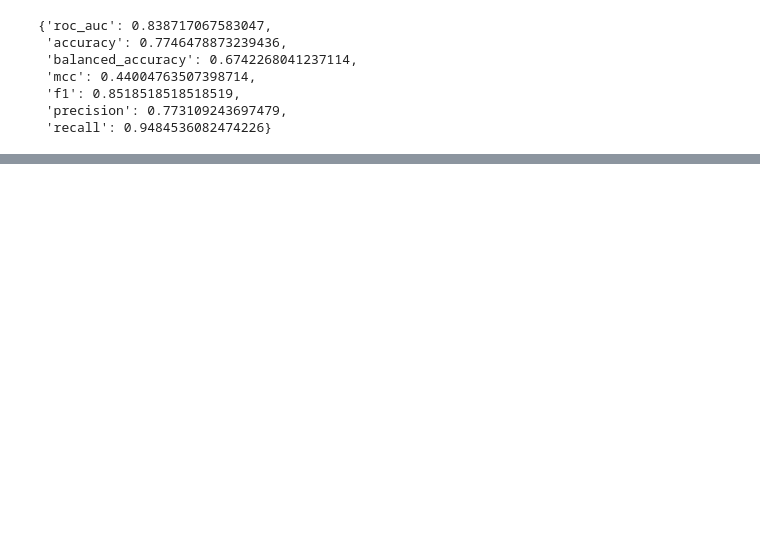
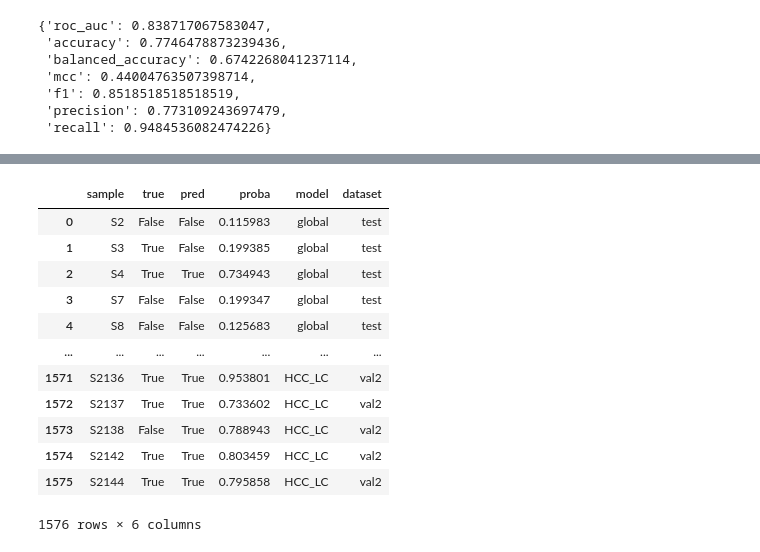
Before and after one commit to fubin1999/HCC-N-glycome, a Jupyter notebook: src/ml/automl.ipynb, the cells around one changed output, grey strips where cells are left out. Drawn from its saved outputs; the diff is of its cells as text; code cells hidden in the pictures; blank space fills up the shorter version.

```diff
--- a/src/ml/automl.ipynb
+++ b/src/ml/automl.ipynb
@@ -78,18 +81,18 @@ test2_pred[test2_pred.true != test2_pred.pred]
 # %%
-# Train three models to predict HCC vs HC, HCC vs CHB, HCC vs LC
-# using only glycans.
-
 HCC_HC_train_df = train_df[np.isin(train_df.group, ['HCC', 'HC'])]
 HCC_HC_test_df = test_df[np.isin(test_df.group, ['HCC', 'HC'])]
-HCC_HC_test2_df = test2_df[np.isin(test2_df.group, ['HCC', 'HC'])]
+HCC_HC_val1_df = val1_df[np.isin(val1_df.group, ['HCC', 'HC'])]
+HCC_HC_val2_df = val2_df[np.isin(val2_df.group, ['HCC', 'HC'])]
 
 HCC_HC_train_data = TabularDataset(HCC_HC_train_df)
 HCC_HC_test_data = TabularDataset(HCC_HC_test_df)
-HCC_HC_test2_data = TabularDataset(HCC_HC_test2_df)
+HCC_HC_val1_data = TabularDataset(HCC_HC_val1_df)
+HCC_HC_val2_data = TabularDataset(HCC_HC_val2_df)
 
 HCC_HC_train_data['group'] = HCC_HC_train_data['group'] == 'HCC'
 HCC_HC_test_data['group'] = HCC_HC_test_data['group'] == 'HCC'
-HCC_HC_test2_data['group'] = HCC_HC_test2_data['group'] == 'HCC'
+HCC_HC_val1_data['group'] = HCC_HC_val1_data['group'] == 'HCC'
+HCC_HC_val2_data['group'] = HCC_HC_val2_data['group'] == 'HCC'
 # %%
 HCC_HC_predictor = TabularPredictor('group', eval_metric='roc_auc').fit(HCC_HC_train_data, time_limit=300, presets='best_quality')
 # %% [output]
@@ -133,18 +164,18 @@ HCC_HC_predictor.evaluate(HCC_HC_test2_data)
 # %%
-# Train three models to predict HCC vs HC, HCC vs CHB, HCC vs LC
-# using only glycans.
-
 HCC_CHB_train_df = train_df[np.isin(train_df.group, ['HCC', 'CHB'])]
 HCC_CHB_test_df = test_df[np.isin(test_df.group, ['HCC', 'CHB'])]
-HCC_CHB_test2_df = test2_df[np.isin(test2_df.group, ['HCC', 'CHB'])]
+HCC_CHB_val1_df = val1_df[np.isin(val1_df.group, ['HCC', 'CHB'])]
+HCC_CHB_val2_df = val2_df[np.isin(val2_df.group, ['HCC', 'CHB'])]
 
 HCC_CHB_train_data = TabularDataset(HCC_CHB_train_df)
 HCC_CHB_test_data = TabularDataset(HCC_CHB_test_df)
-HCC_CHB_test2_data = TabularDataset(HCC_CHB_test2_df)
+HCC_CHB_val1_data = TabularDataset(HCC_CHB_val1_df)
+HCC_CHB_val2_data = TabularDataset(HCC_CHB_val2_df)
 
 HCC_CHB_train_data['group'] = HCC_CHB_train_data['group'] == 'HCC'
 HCC_CHB_test_data['group'] = HCC_CHB_test_data['group'] == 'HCC'
-HCC_CHB_test2_data['group'] = HCC_CHB_test2_data['group'] == 'HCC'
+HCC_CHB_val1_data['group'] = HCC_CHB_val1_data['group'] == 'HCC'
+HCC_CHB_val2_data['group'] = HCC_CHB_val2_data['group'] == 'HCC'
 # %%
 HCC_CHB_predictor = TabularPredictor('group', eval_metric='roc_auc').fit(HCC_CHB_train_data, time_limit=300, presets='best_quality')
 # %% [output]
@@ -188,18 +229,18 @@ HCC_CHB_predictor.evaluate(HCC_CHB_test2_data)
 # %%
-# Train three models to predict HCC vs HC, HCC vs CHB, HCC vs LC
-# using only glycans.
-
 HCC_LC_train_df = train_df[np.isin(train_df.group, ['HCC', 'LC'])]
 HCC_LC_test_df = test_df[np.isin(test_df.group, ['HCC', 'LC'])]
-HCC_LC_test2_df = test2_df[np.isin(test2_df.group, ['HCC', 'LC'])]
+HCC_LC_val1_df = val1_df[np.isin(val1_df.group, ['HCC', 'LC'])]
+HCC_LC_val2_df = val2_df[np.isin(val2_df.group, ['HCC', 'LC'])]
 
 HCC_LC_train_data = TabularDataset(HCC_LC_train_df)
 HCC_LC_test_data = TabularDataset(HCC_LC_test_df)
-HCC_LC_test2_data = TabularDataset(HCC_LC_test2_df)
+HCC_LC_val1_data = TabularDataset(HCC_LC_val1_df)
+HCC_LC_val2_data = TabularDataset(HCC_LC_val2_df)
 
 HCC_LC_train_data['group'] = HCC_LC_train_data['group'] == 'HCC'
 HCC_LC_test_data['group'] = HCC_LC_test_data['group'] == 'HCC'
-HCC_LC_test2_data['group'] = HCC_LC_test2_data['group'] == 'HCC'
+HCC_LC_val1_data['group'] = HCC_LC_val1_data['group'] == 'HCC'
+HCC_LC_val2_data['group'] = HCC_LC_val2_data['group'] == 'HCC'
 # %%
 HCC_LC_predictor = TabularPredictor('group', eval_metric='roc_auc').fit(HCC_LC_train_data, time_limit=300, presets='best_quality')
 # %% [output]
@@ -242,0 +427,23 @@ HCC_LC_predictor.evaluate(HCC_LC_test2_data)
+# %%
+combined_preds = pd.concat([
+    global_preds_test, global_preds_val1, global_preds_val2,
+    HCC_HC_preds_test, HCC_HC_preds_val1, HCC_HC_preds_val2,
+    HCC_CHB_preds_test, HCC_CHB_preds_val1, HCC_CHB_preds_val2,
+    HCC_LC_preds_test, HCC_LC_preds_val1, HCC_LC_preds_val2
+]).reset_index(drop = True)
+# %%
+combined_preds
+# %% [output]
+|  | sample | true | pred | proba | model | dataset |
+| 0 | S2 | False | False | 0.115983 | global | test |
+| 1 | S3 | True | False | 0.199385 | global | test |
+| 2 | S4 | True | True | 0.734943 | global | test |
+| 3 | S7 | False | False | 0.199347 | global | test |
+| 4 | S8 | False | False | 0.125683 | global | test |
+| ... | ... | ... | ... | ... | ... | ... |
+| 1571 | S2136 | True | True | 0.953801 | HCC_LC | val2 |
+| 1572 | S2137 | True | True | 0.733602 | HCC_LC | val2 |
+| 1573 | S2138 | False | True | 0.788943 | HCC_LC | val2 |
+| 1574 | S2142 | True | True | 0.803459 | HCC_LC | val2 |
+| 1575 | S2144 | True | True | 0.795858 | HCC_LC | val2 |
+1576 rows × 6 columns
```
Also changed, not shown: parts of 36 cells of this notebook, 1 other file.
